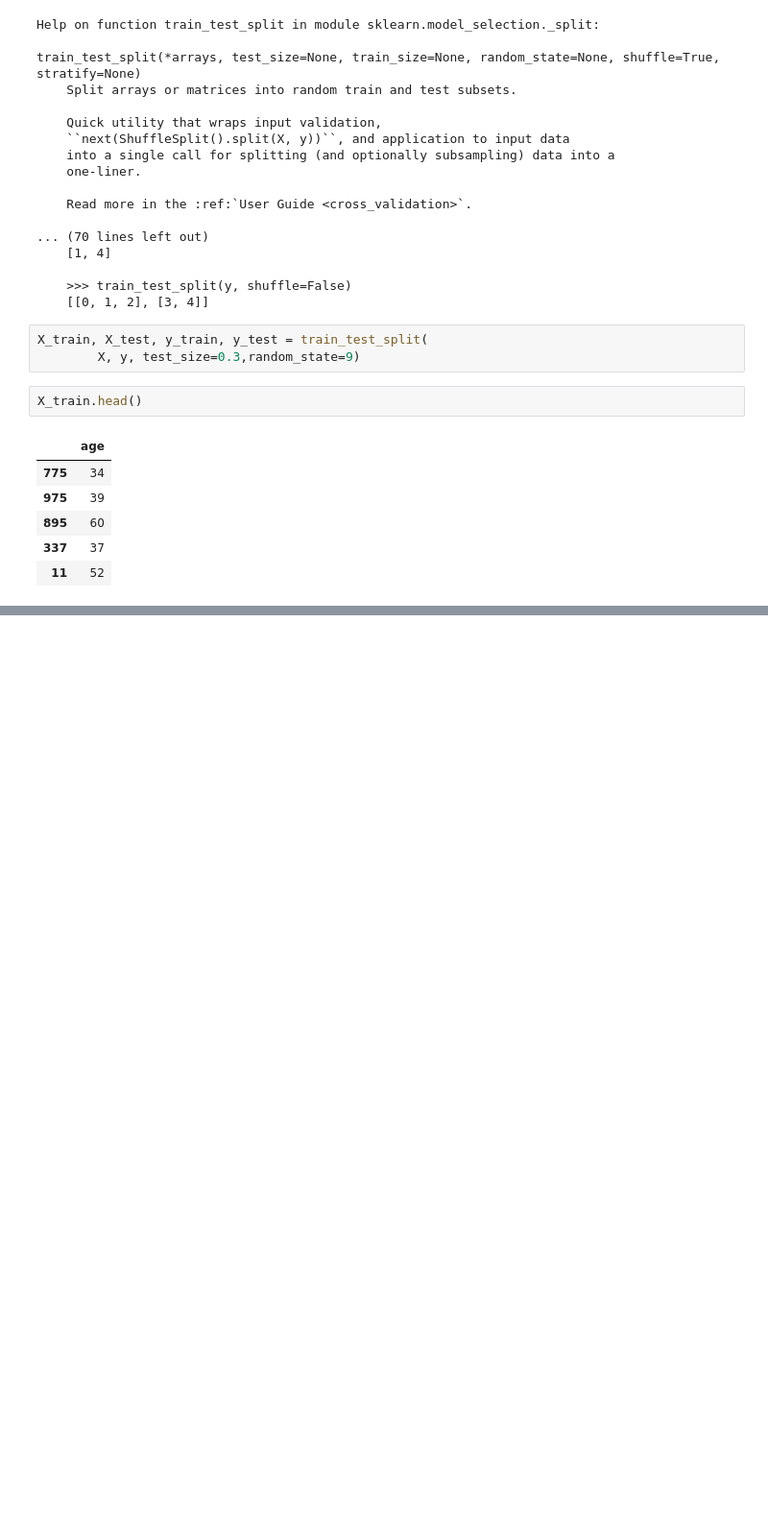
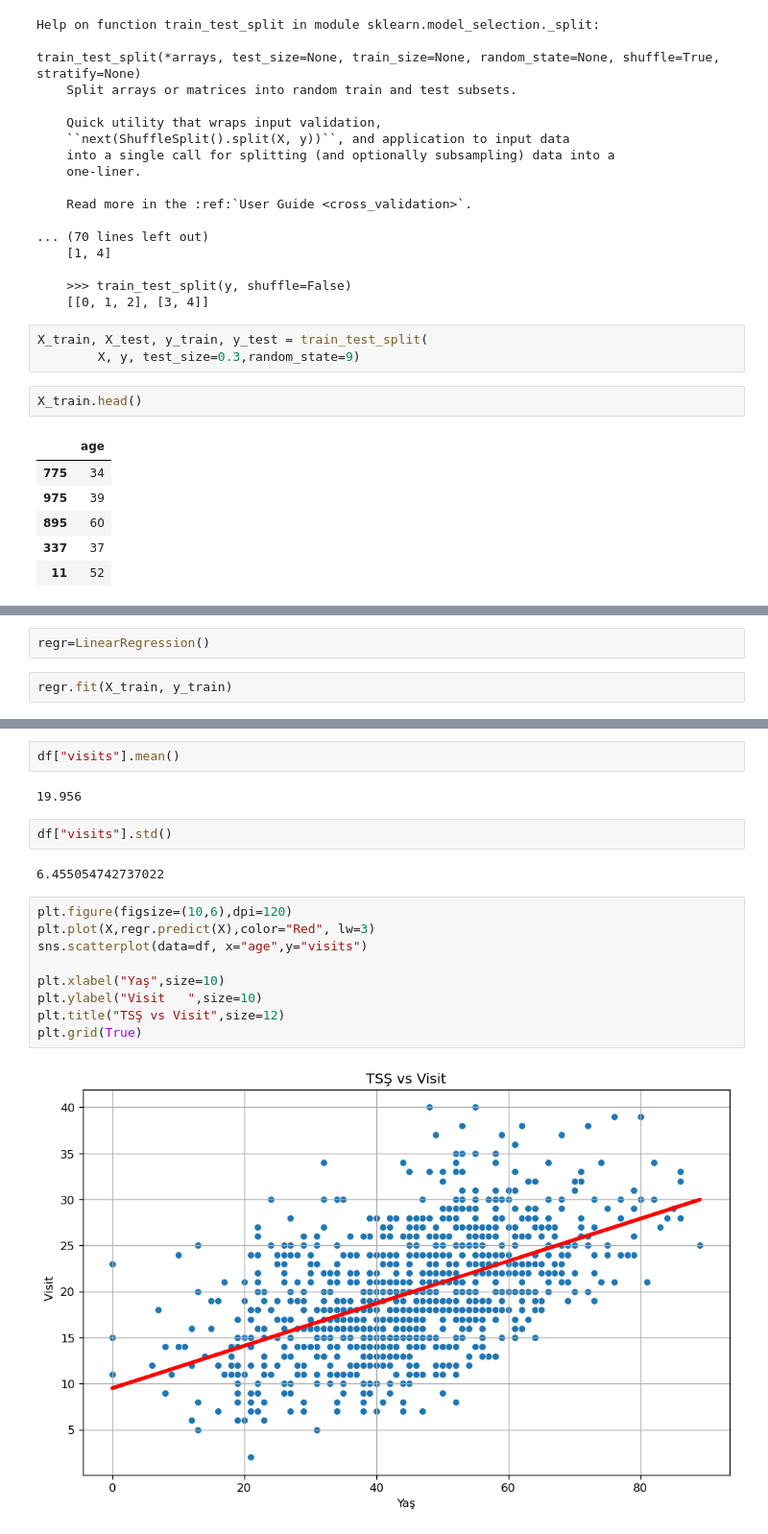
Before and after one commit to mustafaemirata/Veri-ve-Makine-Ogrenmesi, a Jupyter notebook: Makine Öğrenmesi/01_Lineer_Regresyon.ipynb, the cells around one changed output, grey strips where cells are left out. Shown at 96% size. Drawn from its saved outputs; the diff is of its cells as text; blank space fills up the shorter version.

```diff
--- a/Makine Öğrenmesi/01_Lineer_Regresyon.ipynb
+++ b/Makine Öğrenmesi/01_Lineer_Regresyon.ipynb
@@ -139,0 +171,4 @@ X_train.head()
+# %%
+regr=LinearRegression()
+# %%
+regr.fit(X_train, y_train)
@@ -139,0 +221,19 @@ X_train.head()
+# %%
+df["visits"].mean()
+# %% [output]
+19.956
+# %%
+df["visits"].std()
+# %% [output]
+6.455054742737022
+# %%
+plt.figure(figsize=(10,6),dpi=120)
+plt.plot(X,regr.predict(X),color="Red", lw=3)
+sns.scatterplot(data=df, x="age",y="visits")
+
+plt.xlabel("Yaş",size=10)
+plt.ylabel("Visit   ",size=10)
+plt.title("TSŞ vs Visit",size=12)
+plt.grid(True)
+# %% [output]
+[figure, added]
```
Also changed, not shown: parts of 12 cells of this notebook.
